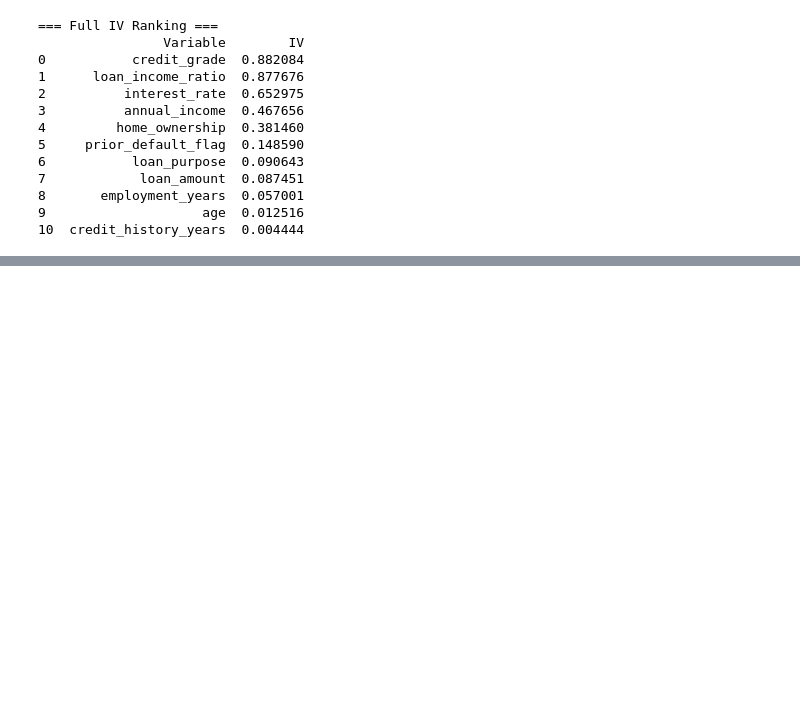
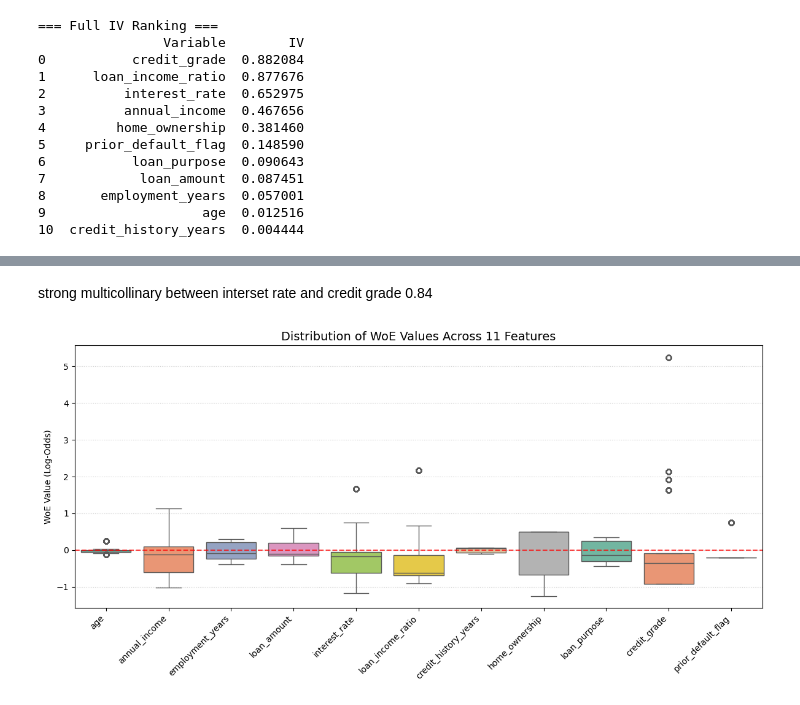
Before and after one commit to manish-singh-deswal/credit-risk-application-scorecard, a Jupyter notebook: 02_notebooks/model.ipynb, the cells around one changed output, grey strips where cells are left out. Drawn from its saved outputs; the diff is of its cells as text; code cells hidden in the pictures; blank space fills up the shorter version.

```diff
--- a/02_notebooks/model.ipynb
+++ b/02_notebooks/model.ipynb
@@ -352,0 +376,14 @@ print(iv_table)
+# %% [markdown]
+strong multicollinary between interset rate and credit grade 0.84
+# %%
+plt.figure(figsize=(12, 6))
+sns.boxplot(data=X_train_woe, palette="Set2")
+plt.xticks(rotation=45, ha="right")
+plt.ylabel("WoE Value (Log-Odds)")
+plt.title("Distribution of WoE Values Across 11 Features", fontsize=14)
+plt.axhline(0, color="red", linestyle="--", alpha=0.7)  # Neutral log-odds reference
+plt.grid(axis="y", linestyle=":", alpha=0.6)
+plt.tight_layout()
+plt.show()
+# %% [output]
+[figure, added]
```
Also changed, not shown: parts of 11 cells of this notebook.
